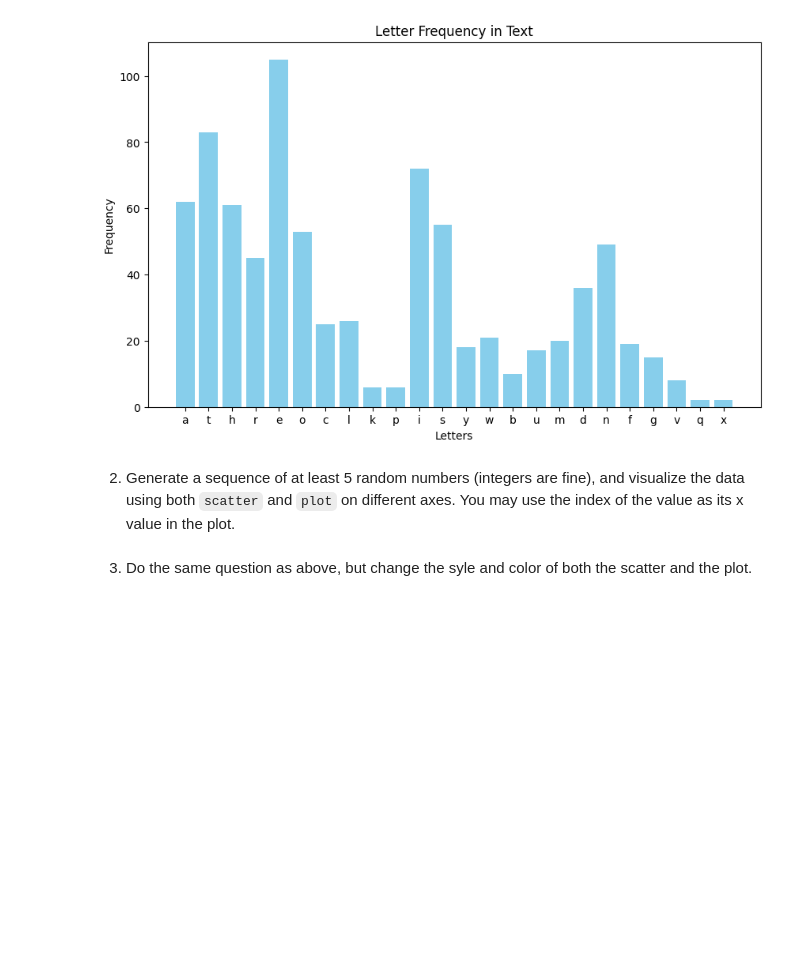
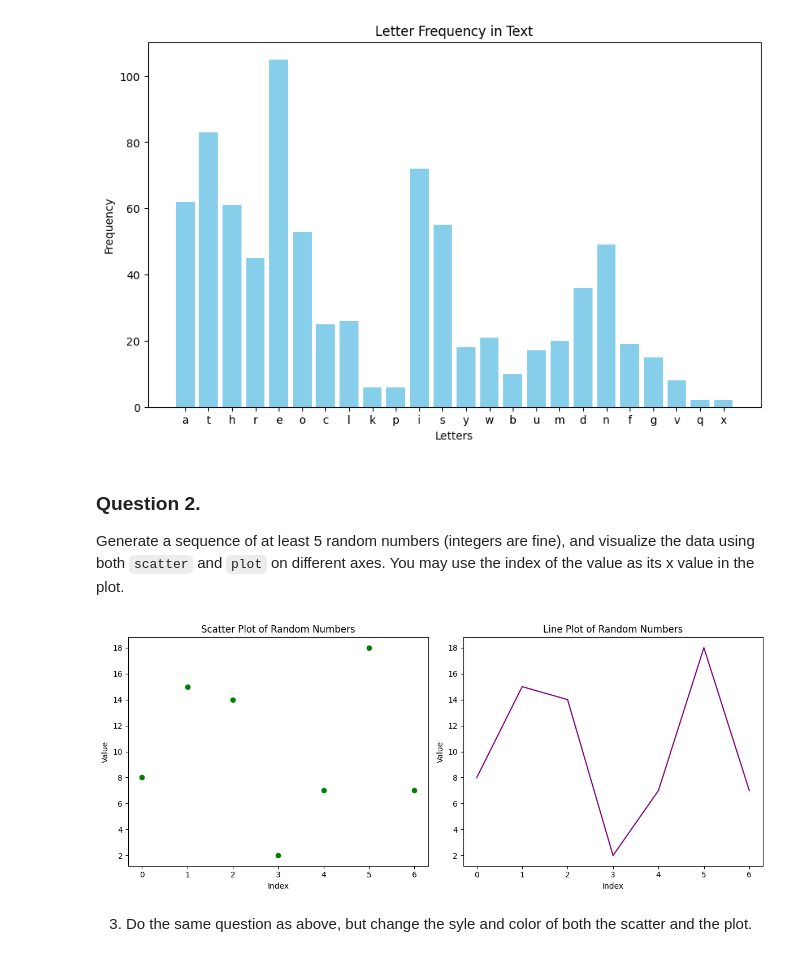
Before and after one commit to S572396/Ruiz, a Jupyter notebook: pyplot3.ipynb, the cells around one changed output. Cells and saved outputs as stored; diff of their text form; code cells hidden in the pictures; blank space fills up the shorter version.

Commit message:
question 2 complete

```diff
--- a/pyplot3.ipynb
+++ b/pyplot3.ipynb
@@ -88,7 +89,34 @@ plt.show()
 # %% [output]
 [figure]
 # %% [markdown]
-2. Generate a sequence of at least 5 random numbers (integers are fine), and visualize the data using both `scatter` and `plot` on different axes.  You may use the index of the value as its x value in the plot.
+### Question 2.
+Generate a sequence of at least 5 random numbers (integers are fine), and visualize the data using both `scatter` and `plot` on different axes.  You may use the index of the value as its x value in the plot.
+# %%
+import matplotlib.pyplot as plt
+import numpy as np
+
+# A sequence of 5 random integers between 1 and 20
+random_numbers = np.random.randint(1, 21, size=7)
+
+# For Plotting
+fig, (ax1, ax2) = plt.subplots(1, 2, figsize=(12, 5))
+
+# For Scatter plot
+ax1.scatter(range(len(random_numbers)), random_numbers, color='green')
+ax1.set_title("Scatter Plot of Random Numbers")
+ax1.set_xlabel("Index")
+ax1.set_ylabel("Value")
+
+# For Line plot
+ax2.plot(range(len(random_numbers)), random_numbers, color='purple')
+ax2.set_title("Line Plot of Random Numbers")
+ax2.set_xlabel("Index")
+ax2.set_ylabel("Value")
+
+plt.tight_layout()
+plt.show()
+# %% [output]
+[figure, added]
 # %% [markdown]
 3. Do the same question as above, but change the syle and color of both the scatter and the plot.
 # %% [markdown]
```
